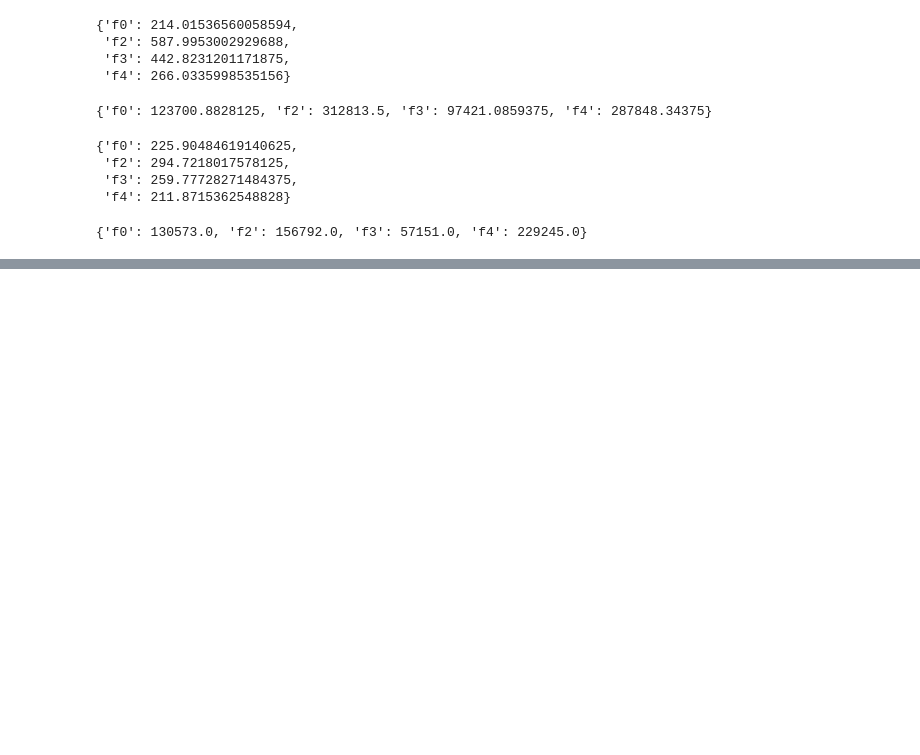
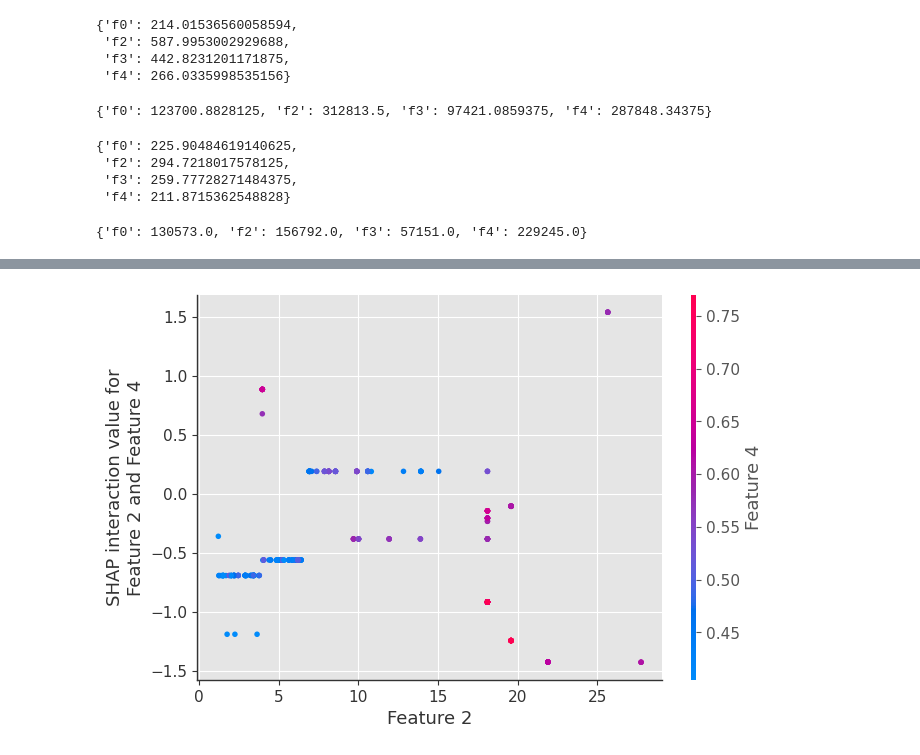
Before and after one commit to paulrobshannon/control_variables, a Jupyter notebook: control_variable_test.ipynb, the cells around one changed output, grey strips where cells are left out. Drawn from its saved outputs; the diff is of its cells as text; code cells hidden in the pictures; blank space fills up the shorter version.

```diff
--- a/control_variable_test.ipynb
+++ b/control_variable_test.ipynb
@@ -682,0 +694,8 @@ glm_xgb_model.get_score(importance_type = 'total_cover')
+# %%
+# Experience-degree depenence plot
+shap.dependence_plot(
+    ("Feature 2", "Feature 4"),
+    shap_interaction_values, glm_X_train,
+    display_features=glm_X_train)
+# %% [output]
+[figure, added]
```
Also changed, not shown: parts of 12 cells of this notebook.
